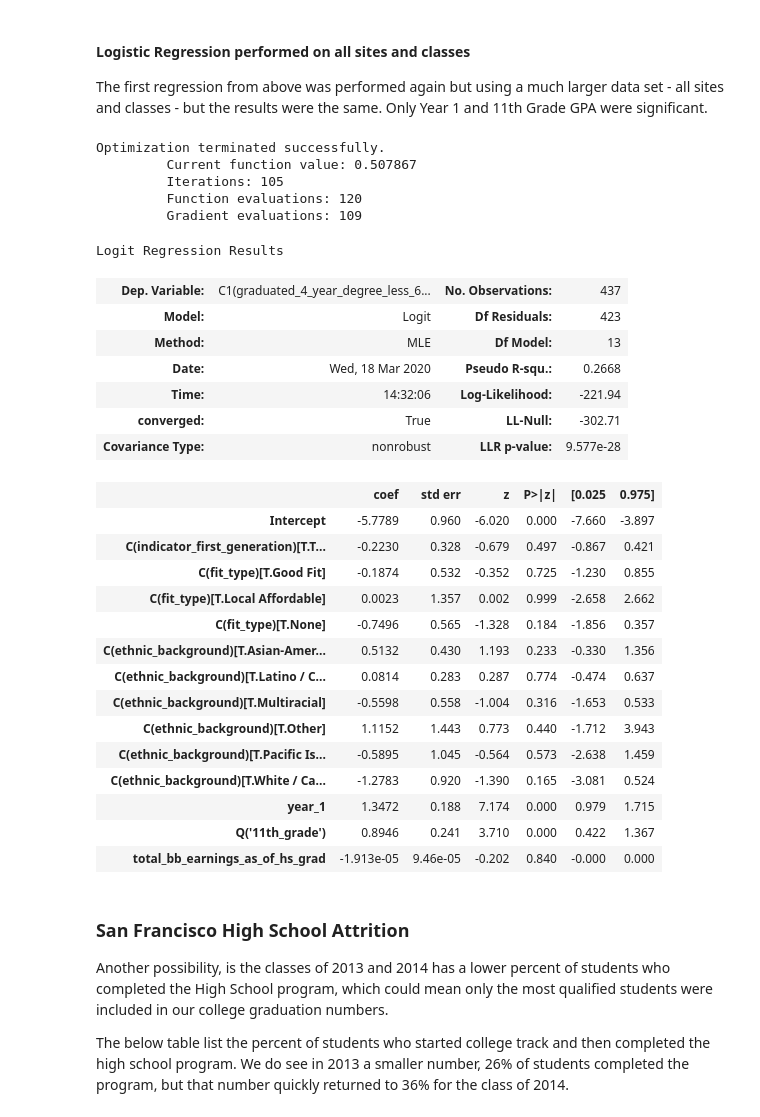
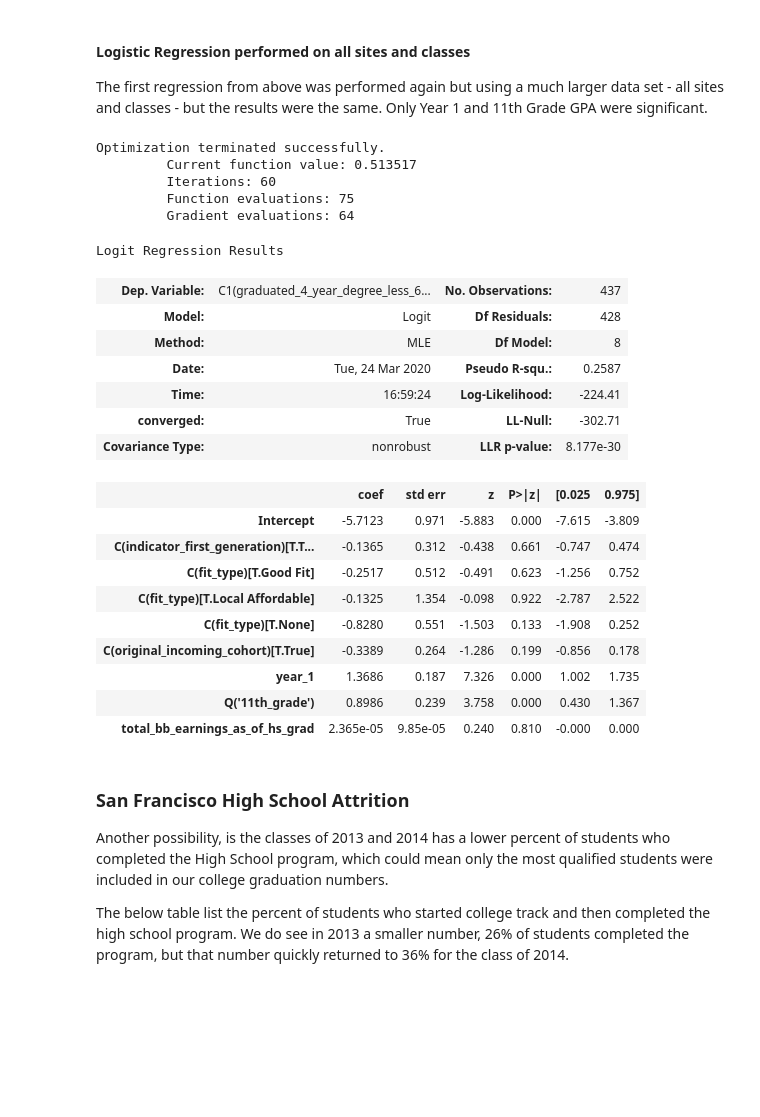
Before and after one commit to College-Track/sf_class_2014, a Jupyter notebook: Report.ipynb, the cells around one changed output. Cells and saved outputs as stored; diff of their text form; code cells hidden in the pictures; blank space fills up the shorter version.

```diff
--- a/Report.ipynb
+++ b/Report.ipynb
@@ -345,37 +346,32 @@ quasi-separation. In this case some parameters will not be identified.
 
 The first regression from above was performed again but using a much larger data set - all sites and classes - but the results were the same. Only Year 1 and 11th Grade GPA were significant.
 # %%
-mod = smf.logit(formula= "C1(graduated_4_year_degree_less_6_years) ~ year_1  + Q('11th_grade') + C(indicator_first_generation) + total_bb_earnings_as_of_hs_grad + (C(fit_type)-1) + C(ethnic_background)", data=df).fit(method='bfgs', maxiter=1000)
+mod = smf.logit(formula= "C1(graduated_4_year_degree_less_6_years) ~ year_1  + Q('11th_grade') + C(indicator_first_generation) + total_bb_earnings_as_of_hs_grad + (C(fit_type)-1) + C(original_incoming_cohort)", data=df).fit(method='bfgs', maxiter=1000)
 mod.summary()
 # %% [output]
 Optimization terminated successfully.
-         Current function value: 0.507867
-         Iterations: 105
-         Function evaluations: 120
-         Gradient evaluations: 109
+         Current function value: 0.513517
+         Iterations: 60
+         Function evaluations: 75
+         Gradient evaluations: 64
 Logit Regression Results
 | Dep. Variable: | C1(graduated_4_year_degree_less_6... | No. Observations: | 437 |
-| Model: | Logit | Df Residuals: | 423 |
-| Method: | MLE | Df Model: | 13 |
-| Date: | Wed, 18 Mar 2020 | Pseudo R-squ.: | 0.2668 |
-| Time: | 14:32:06 | Log-Likelihood: | -221.94 |
+| Model: | Logit | Df Residuals: | 428 |
+| Method: | MLE | Df Model: | 8 |
+| Date: | Tue, 24 Mar 2020 | Pseudo R-squ.: | 0.2587 |
+| Time: | 16:59:24 | Log-Likelihood: | -224.41 |
 | converged: | True | LL-Null: | -302.71 |
-| Covariance Type: | nonrobust | LLR p-value: | 9.577e-28 |
+| Covariance Type: | nonrobust | LLR p-value: | 8.177e-30 |
 |  | coef | std err | z | P>|z| | [0.025 | 0.975] |
-| Intercept | -5.7789 | 0.960 | -6.020 | 0.000 | -7.660 | -3.897 |
-| C(indicator_first_generation)[T.T... | -0.2230 | 0.328 | -0.679 | 0.497 | -0.867 | 0.421 |
-| C(fit_type)[T.Good Fit] | -0.1874 | 0.532 | -0.352 | 0.725 | -1.230 | 0.855 |
-| C(fit_type)[T.Local Affordable] | 0.0023 | 1.357 | 0.002 | 0.999 | -2.658 | 2.662 |
-| C(fit_type)[T.None] | -0.7496 | 0.565 | -1.328 | 0.184 | -1.856 | 0.357 |
-| C(ethnic_background)[T.Asian-Amer... | 0.5132 | 0.430 | 1.193 | 0.233 | -0.330 | 1.356 |
-| C(ethnic_background)[T.Latino / C... | 0.0814 | 0.283 | 0.287 | 0.774 | -0.474 | 0.637 |
-| C(ethnic_background)[T.Multiracial] | -0.5598 | 0.558 | -1.004 | 0.316 | -1.653 | 0.533 |
-| C(ethnic_background)[T.Other] | 1.1152 | 1.443 | 0.773 | 0.440 | -1.712 | 3.943 |
-| C(ethnic_background)[T.Pacific Is... | -0.5895 | 1.045 | -0.564 | 0.573 | -2.638 | 1.459 |
-| C(ethnic_background)[T.White / Ca... | -1.2783 | 0.920 | -1.390 | 0.165 | -3.081 | 0.524 |
-| year_1 | 1.3472 | 0.188 | 7.174 | 0.000 | 0.979 | 1.715 |
-| Q('11th_grade') | 0.8946 | 0.241 | 3.710 | 0.000 | 0.422 | 1.367 |
-| total_bb_earnings_as_of_hs_grad | -1.913e-05 | 9.46e-05 | -0.202 | 0.840 | -0.000 | 0.000 |
+| Intercept | -5.7123 | 0.971 | -5.883 | 0.000 | -7.615 | -3.809 |
+| C(indicator_first_generation)[T.T... | -0.1365 | 0.312 | -0.438 | 0.661 | -0.747 | 0.474 |
+| C(fit_type)[T.Good Fit] | -0.2517 | 0.512 | -0.491 | 0.623 | -1.256 | 0.752 |
+| C(fit_type)[T.Local Affordable] | -0.1325 | 1.354 | -0.098 | 0.922 | -2.787 | 2.522 |
+| C(fit_type)[T.None] | -0.8280 | 0.551 | -1.503 | 0.133 | -1.908 | 0.252 |
+| C(original_incoming_cohort)[T.True] | -0.3389 | 0.264 | -1.286 | 0.199 | -0.856 | 0.178 |
+| year_1 | 1.3686 | 0.187 | 7.326 | 0.000 | 1.002 | 1.735 |
+| Q('11th_grade') | 0.8986 | 0.239 | 3.758 | 0.000 | 0.430 | 1.367 |
+| total_bb_earnings_as_of_hs_grad | 2.365e-05 | 9.85e-05 | 0.240 | 0.810 | -0.000 | 0.000 |
 # %% [markdown]
 ### San Francisco High School Attrition
 
```
Also changed, not shown: parts of 6 cells of this notebook, 1 other file.
